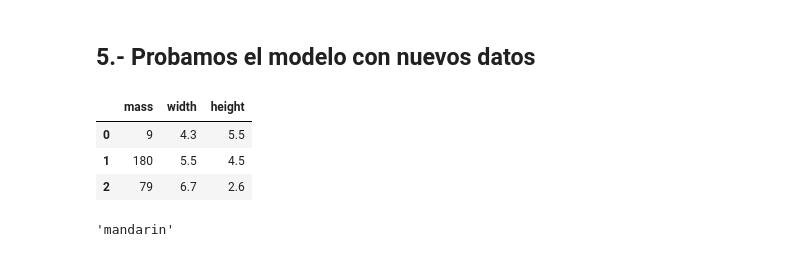
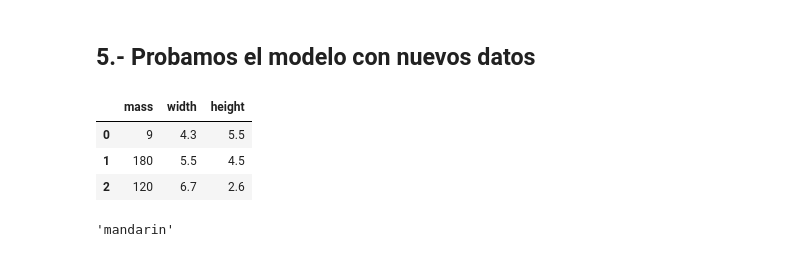
Before and after one commit to urvog/fruits-ml, a Jupyter notebook: Frutas_ML.ipynb, the cells around one changed output. Cells and saved outputs as stored; diff of their text form; code cells hidden in the pictures.

```diff
--- a/Frutas_ML.ipynb
+++ b/Frutas_ML.ipynb
@@ -139,17 +148,17 @@ knn.score(X_test, y_test)
 # %%
 # first example: a small fruit with mass 20g, width 4.3 cm, height 5.5 cm
 
-new_data = {'mass': [9,180,79],
+new_data = {'mass': [9,180,120],
             'width': [4.3,5.5,6.7],
             'height': [5.5,4.5,2.6]}
 
 df_new = pd.DataFrame(new_data)
 df_new
 # %% [output]
 |  | mass | width | height |
 | 0 | 9 | 4.3 | 5.5 |
 | 1 | 180 | 5.5 | 4.5 |
-| 2 | 79 | 6.7 | 2.6 |
+| 2 | 120 | 6.7 | 2.6 |
 # %%
 fruit_prediction = knn.predict(df_new)
 # %%
```
Also changed, not shown: parts of 7 cells of this notebook.
